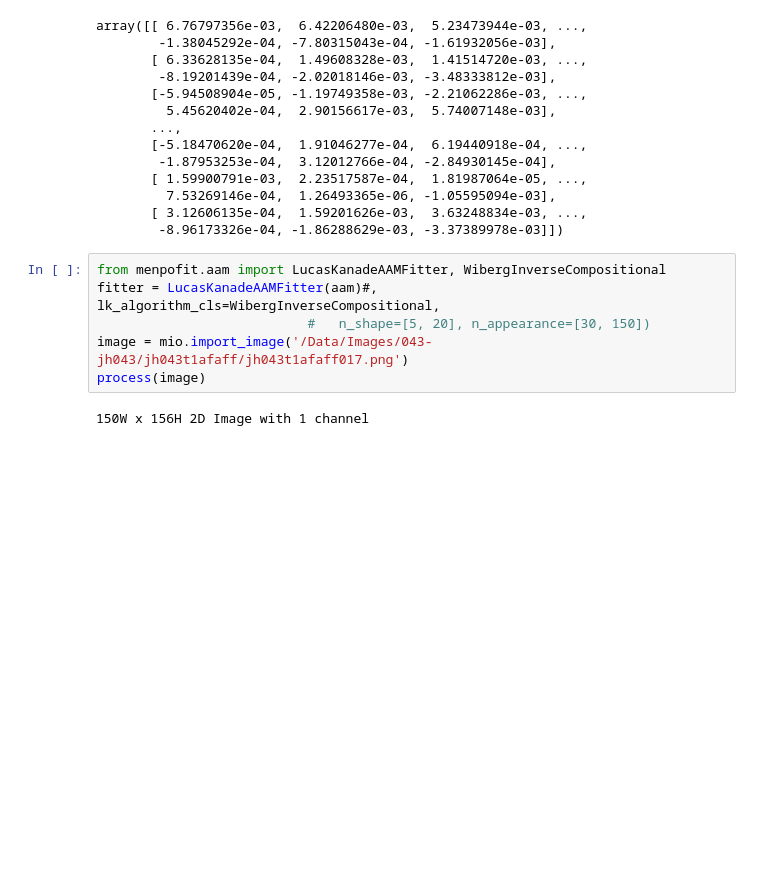
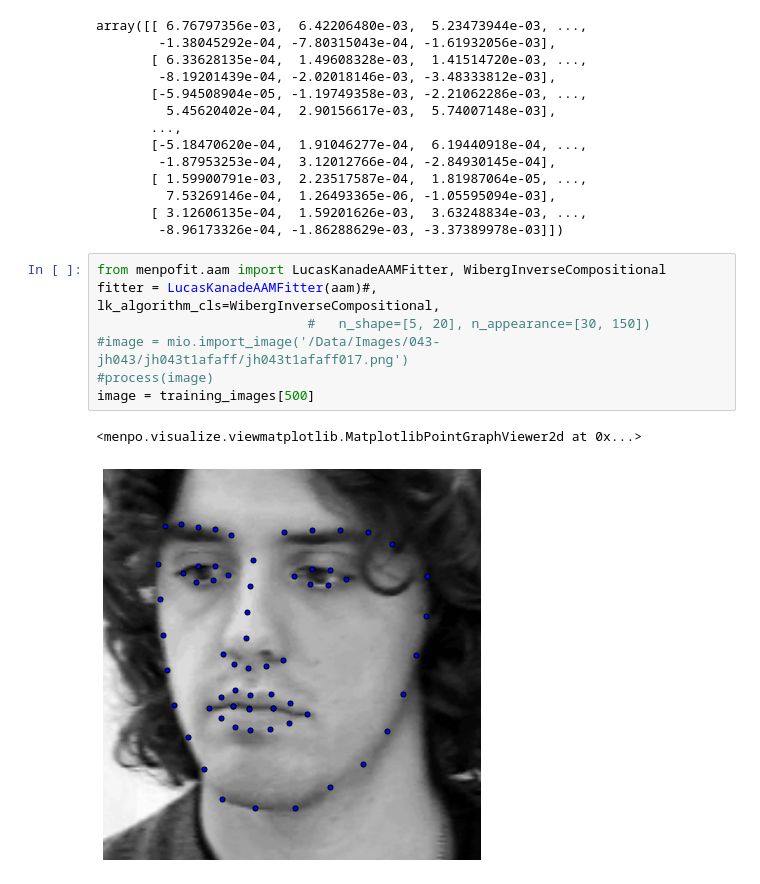
Before and after one commit to chequet/pain-face, a Jupyter notebook: aam4.ipynb, the cells around one changed output. Saved outputs shown, nothing was run; the diff lists cells and outputs as text; blank space fills up the shorter version.

```diff
--- a/aam4.ipynb
+++ b/aam4.ipynb
@@ -61,11 +67,13 @@ array([[ 6.76797356e-03,  6.42206480e-03,  5.23473944e-03, ...,
 # %%
 from menpofit.aam import LucasKanadeAAMFitter, WibergInverseCompositional
 fitter = LucasKanadeAAMFitter(aam)#, lk_algorithm_cls=WibergInverseCompositional,
                            #   n_shape=[5, 20], n_appearance=[30, 150])
-image = mio.import_image('/Data/Images/043-jh043/jh043t1afaff/jh043t1afaff017.png')
-process(image)
+#image = mio.import_image('/Data/Images/043-jh043/jh043t1afaff/jh043t1afaff017.png')
+#process(image)
+image = training_images[500]
 # %% [output]
-150W x 156H 2D Image with 1 channel
+<menpo.visualize.viewmatplotlib.MatplotlibPointGraphViewer2d at 0x...>
+[figure, added]
 # %%
 from menpodetect import load_dlib_frontal_face_detector
 
```
Also changed, not shown: parts of 12 cells of this notebook, 1 other file.
